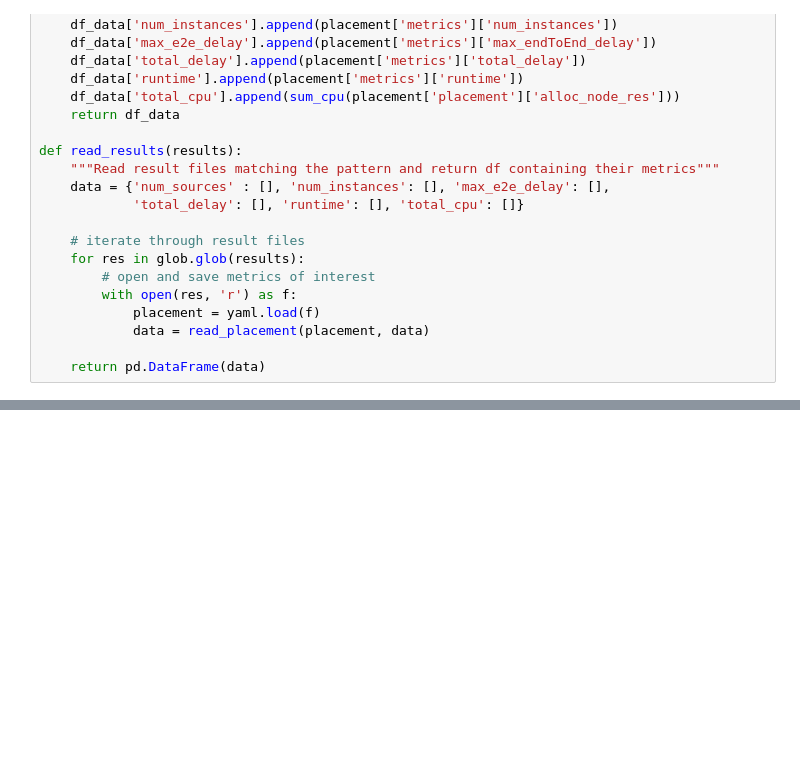
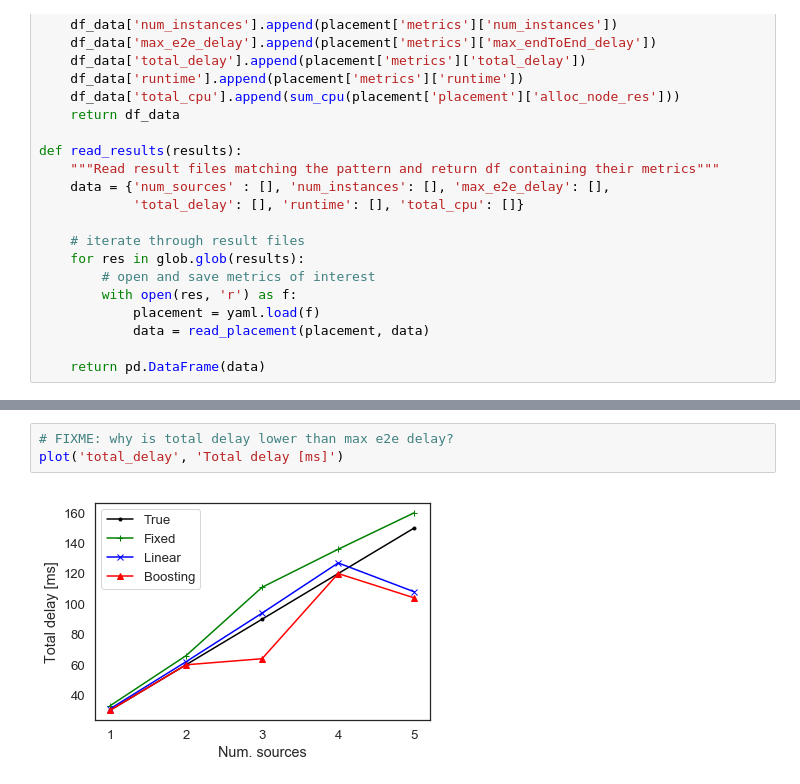
Before and after one commit to stefanbschneider/NFV_ML_Dev, a Jupyter notebook: Paper/placement_eval.ipynb, the cells around one changed output, grey strips where cells are left out. Drawn from its saved outputs; the diff is of its cells as text; blank space fills up the shorter version.

```diff
--- a/Paper/placement_eval.ipynb
+++ b/Paper/placement_eval.ipynb
@@ -63,0 +85,5 @@ def plot_cpu():
+# %%
+# FIXME: why is total delay lower than max e2e delay?
+plot('total_delay', 'Total delay [ms]')
+# %% [output]
+[figure, added]
```
Also changed, not shown: parts of 7 cells of this notebook, 4 other files.
